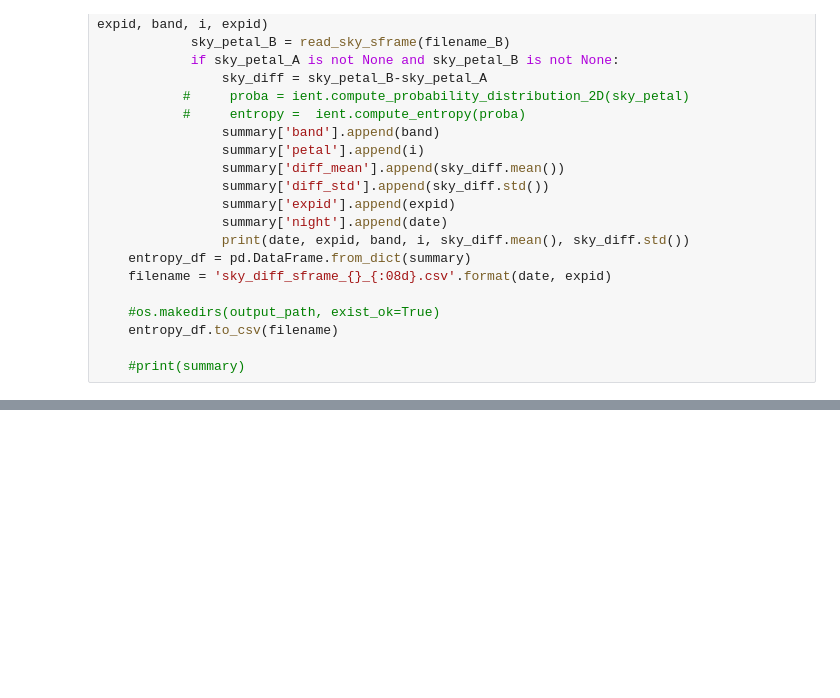
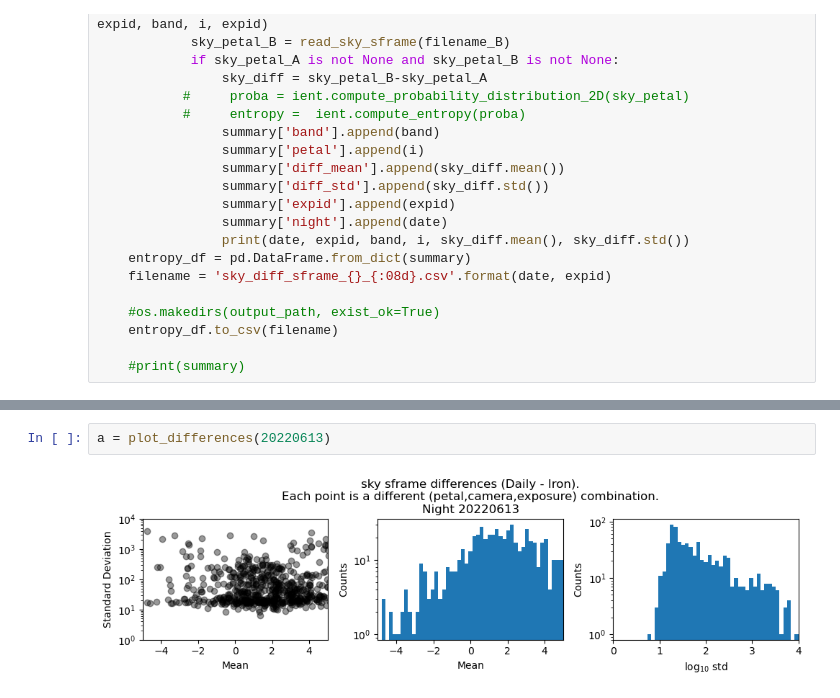
Before and after one commit to forero/desidatavalidation, a Jupyter notebook: nb/compare_sframes.ipynb, the cells around one changed output, grey strips where cells are left out. Cells and saved outputs as stored; diff of their text form; blank space fills up the shorter version.

```diff
--- a/nb/compare_sframes.ipynb
+++ b/nb/compare_sframes.ipynb
@@ -232,0 +210,4 @@ plt.ylim(1,4000)
+# %%
+a = plot_differences(20220613)
+# %% [output]
+[figure, added]
```
Also changed, not shown: parts of 16 cells of this notebook.
